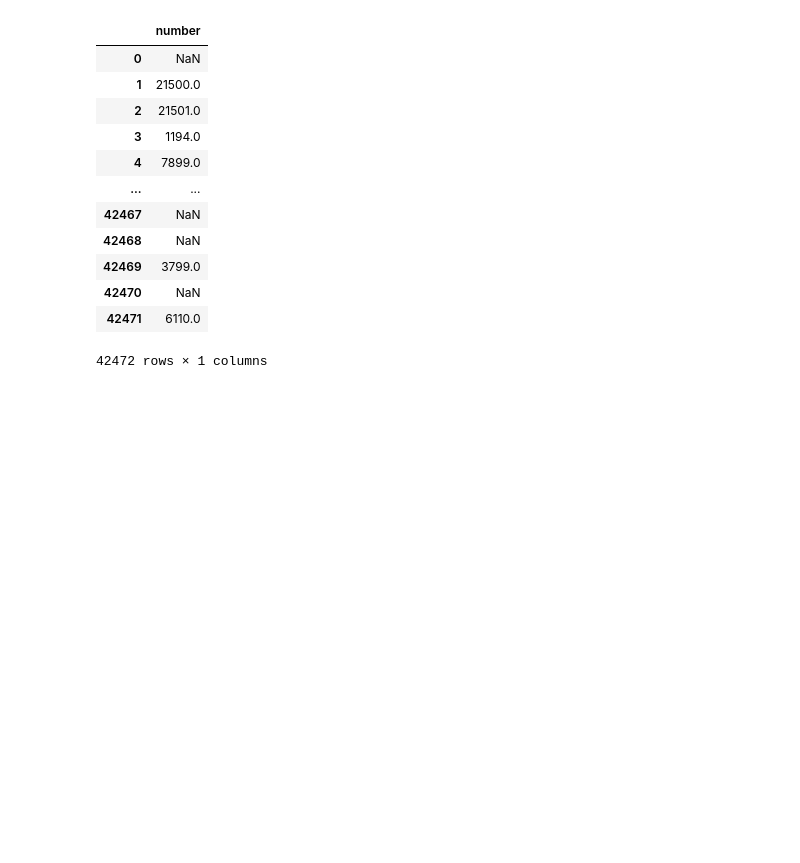
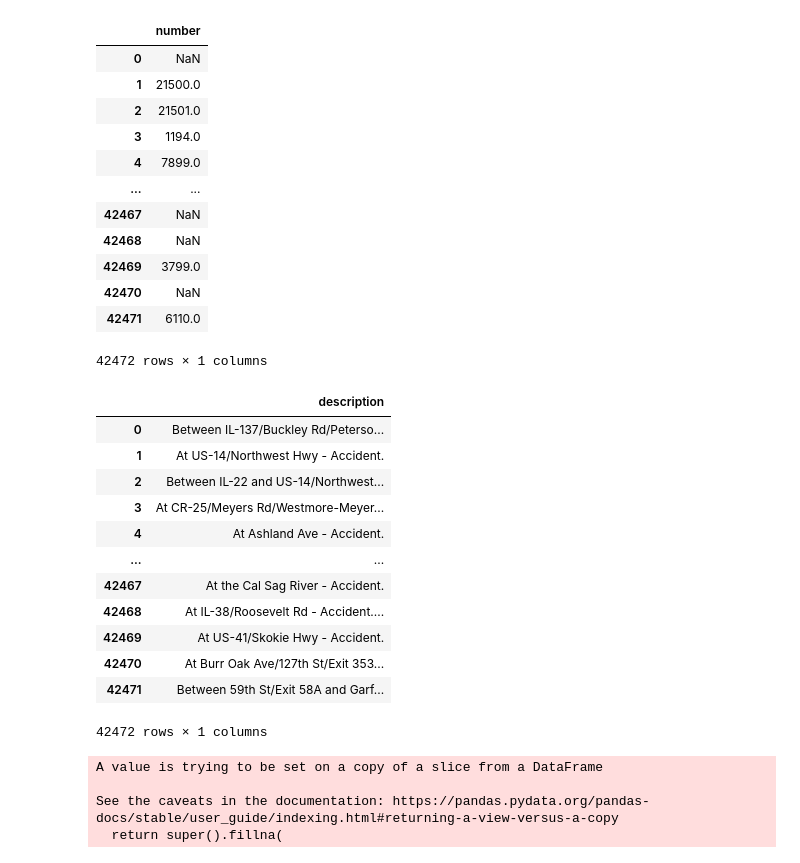
Before and after one commit to jeffreyfloyd/DST-and-traffic-implications, a Jupyter notebook: code/data_cleaning.ipynb, the cells around one changed output. Drawn from its saved outputs; the diff is of its cells as text; code cells hidden in the pictures; blank space fills up the shorter version.

```diff
--- a/code/data_cleaning.ipynb
+++ b/code/data_cleaning.ipynb
@@ -95,0 +98,25 @@ chi_df[['number']]
+# %%
+#do NLP on chi_df?
+chi_df[['description']]
+# %% [output]
+|  | description |
+| 0 | Between IL-137/Buckley Rd/Peterso... |
+| 1 | At US-14/Northwest Hwy - Accident. |
+| 2 | Between IL-22 and US-14/Northwest... |
+| 3 | At CR-25/Meyers Rd/Westmore-Meyer... |
+| 4 | At Ashland Ave - Accident. |
+| ... | ... |
+| 42467 | At the Cal Sag River - Accident. |
+| 42468 | At IL-38/Roosevelt Rd - Accident.... |
+| 42469 | At US-41/Skokie Hwy - Accident. |
+| 42470 | At Burr Oak Ave/127th St/Exit 353... |
+| 42471 | Between 59th St/Exit 58A and Garf... |
+42472 rows × 1 columns
+# %%
+#filling nulls in 'number' with 0
+chi_df[['number']].fillna(0, inplace = True)
+# %% [output]
+A value is trying to be set on a copy of a slice from a DataFrame
+
+See the caveats in the documentation: https://pandas.pydata.org/pandas-docs/stable/user_guide/indexing.html#returning-a-view-versus-a-copy
+  return super().fillna(
```
Also changed, not shown: parts of 11 cells of this notebook.
